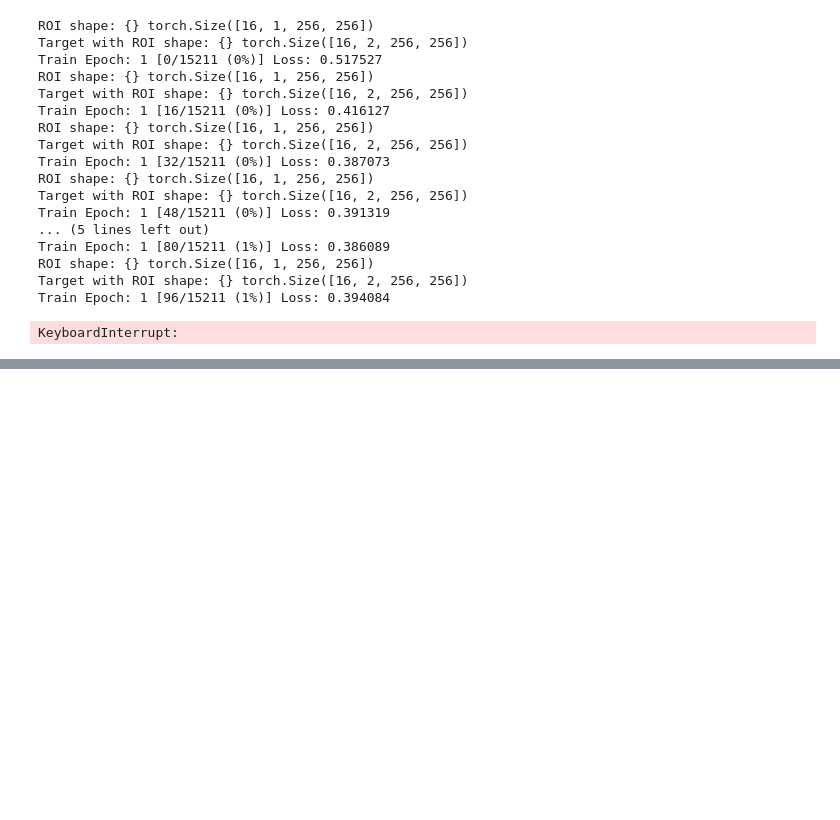
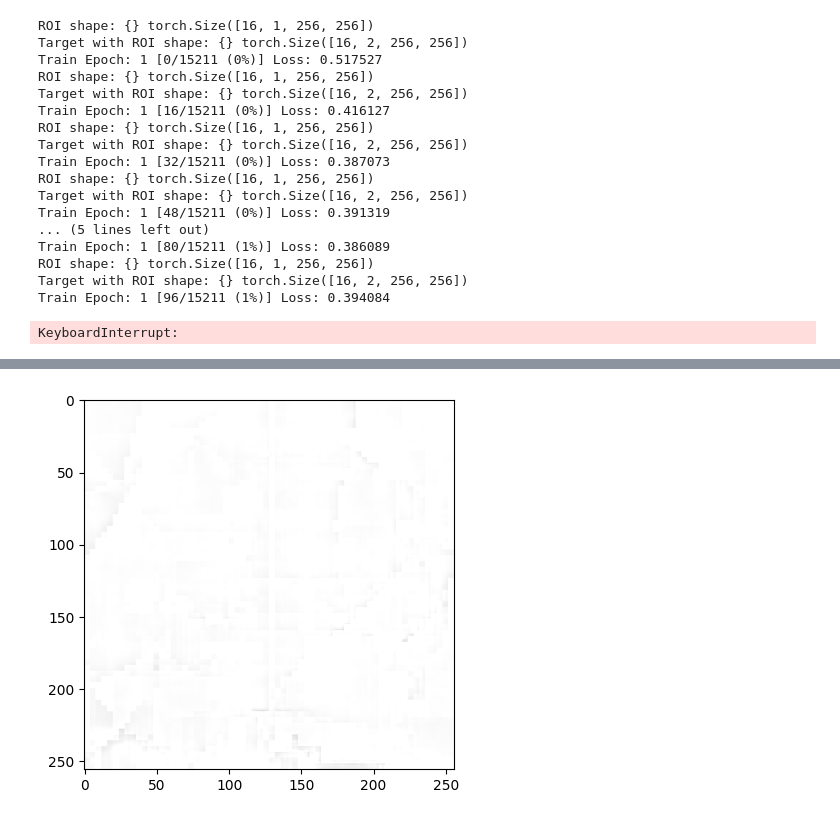
Before and after one commit to viktormuller/PMNetForEMC, a Jupyter notebook: PMNetForEMC.ipynb, the cells around one changed output, grey strips where cells are left out. Saved outputs shown, nothing was run; the diff lists cells and outputs as text; code cells hidden in the pictures; blank space fills up the shorter version.

```diff
--- a/PMNetForEMC.ipynb
+++ b/PMNetForEMC.ipynb
@@ -208,0 +242,6 @@ KeyboardInterrupt:
+# %%
+error_img = 1-(output_img - image)
+plt.imshow(error_img.squeeze(), cmap='gray', vmin=0, vmax=1)
+plt.show()
+# %% [output]
+[figure, added]
```
Also changed, not shown: parts of 6 cells of this notebook, 1 other file.
